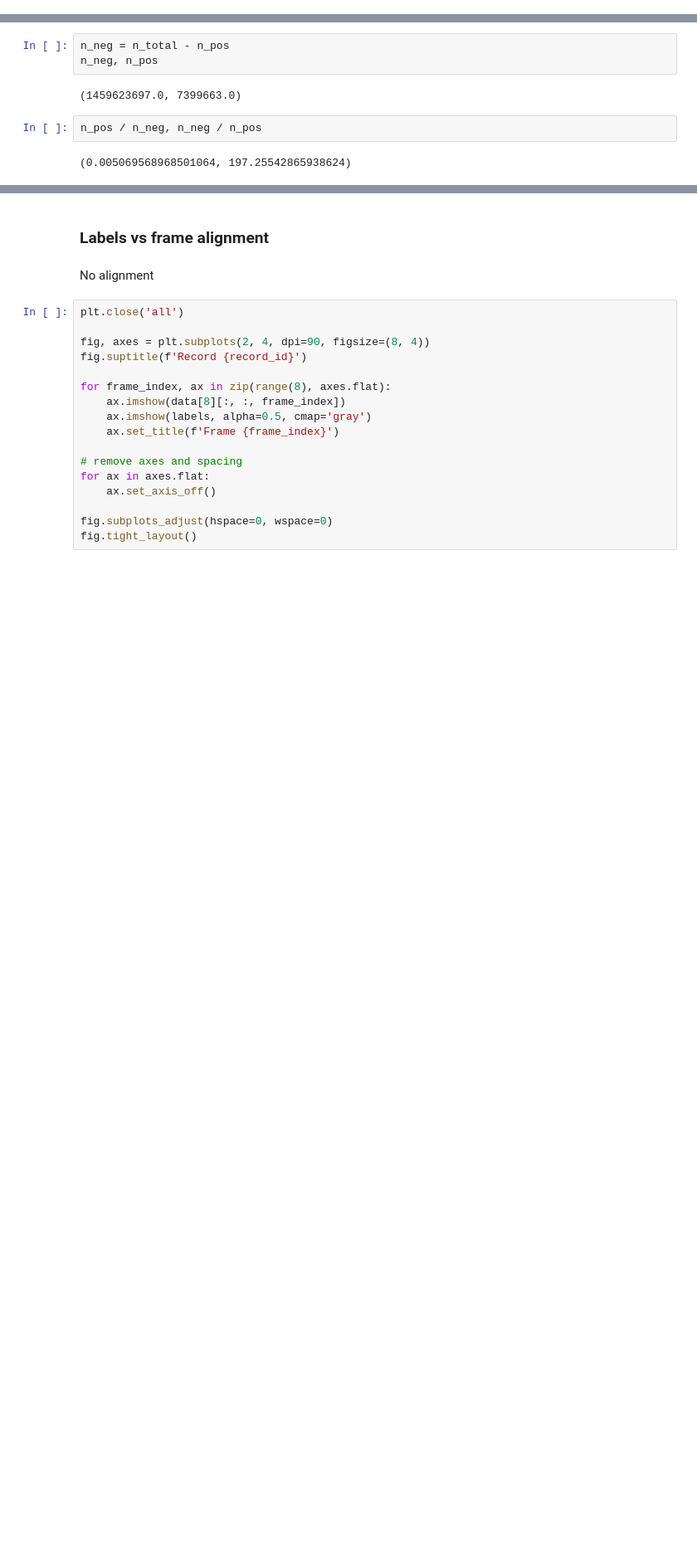
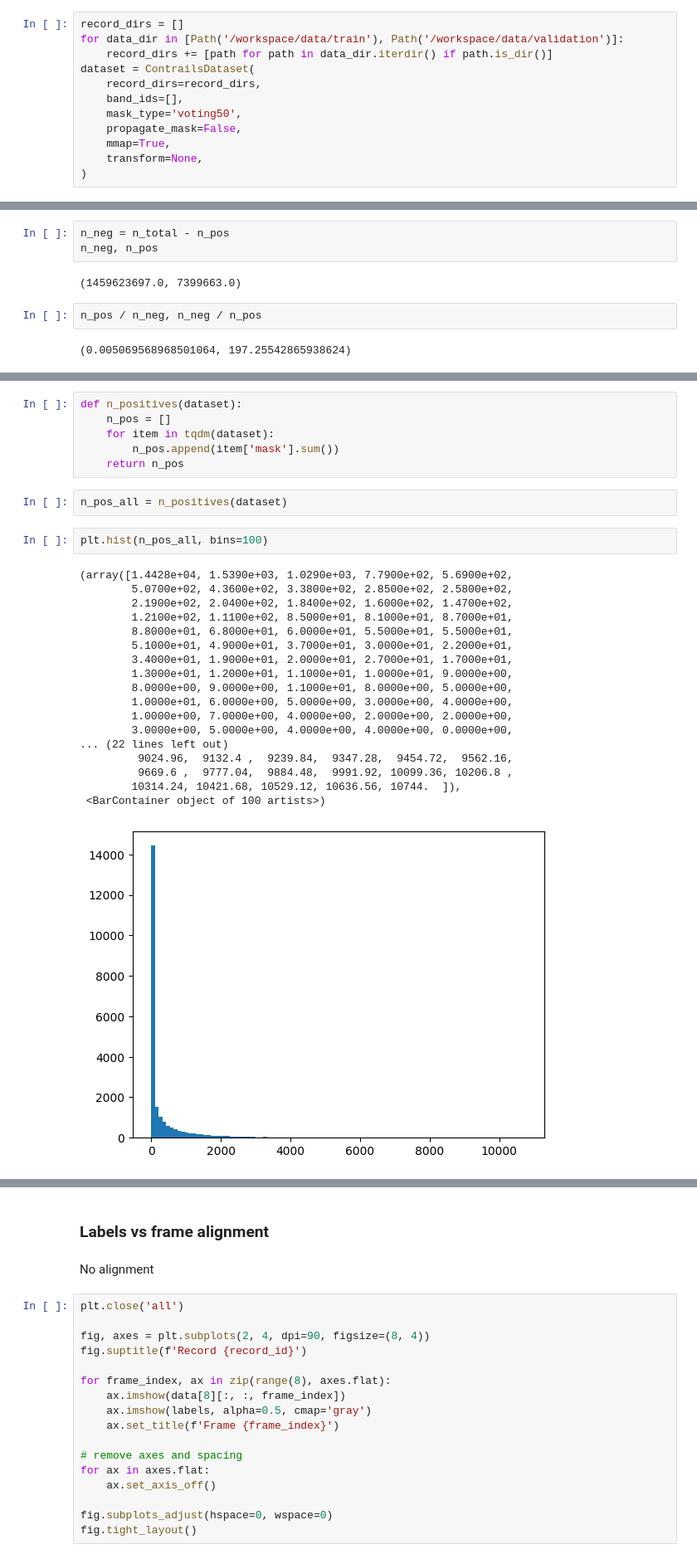
Before and after one commit to mkotyushev/contrails, a Jupyter notebook: src/notebooks/eda.ipynb, the cells around one changed output, grey strips where cells are left out. Shown: that part at 83% size. Drawn from its saved outputs; the diff is of its cells as text; blank space fills up the shorter version.

Commit message:
Calculate number of empty-mask records

```diff
--- a/src/notebooks/eda.ipynb
+++ b/src/notebooks/eda.ipynb
@@ -229,6 +229,18 @@ mean, std
 (260.4264655384578, 22.084094376561833)
 # %% [markdown]
 Class weights
+# %%
+record_dirs = []
+for data_dir in [Path('/workspace/data/train'), Path('/workspace/data/validation')]:
+    record_dirs += [path for path in data_dir.iterdir() if path.is_dir()]
+dataset = ContrailsDataset(
+    record_dirs=record_dirs,
+    band_ids=[],
+    mask_type='voting50',
+    propagate_mask=False,
+    mmap=True,
+    transform=None,
+)
 # %%
 def histogram(dataset):
     # histogram of pixel values
@@ -253,0 +268,29 @@ n_pos / n_neg, n_neg / n_pos
+# %%
+def n_positives(dataset):
+    n_pos = []
+    for item in tqdm(dataset):
+        n_pos.append(item['mask'].sum())
+    return n_pos
+# %%
+n_pos_all = n_positives(dataset)
+# %%
+plt.hist(n_pos_all, bins=100)
+# %% [output]
+(array([1.4428e+04, 1.5390e+03, 1.0290e+03, 7.7900e+02, 5.6900e+02,
+        5.0700e+02, 4.3600e+02, 3.3800e+02, 2.8500e+02, 2.5800e+02,
+        2.1900e+02, 2.0400e+02, 1.8400e+02, 1.6000e+02, 1.4700e+02,
+        1.2100e+02, 1.1100e+02, 8.5000e+01, 8.1000e+01, 8.7000e+01,
+        8.8000e+01, 6.8000e+01, 6.0000e+01, 5.5000e+01, 5.5000e+01,
+        5.1000e+01, 4.9000e+01, 3.7000e+01, 3.0000e+01, 2.2000e+01,
+        3.4000e+01, 1.9000e+01, 2.0000e+01, 2.7000e+01, 1.7000e+01,
+        1.3000e+01, 1.2000e+01, 1.1000e+01, 1.0000e+01, 9.0000e+00,
+        8.0000e+00, 9.0000e+00, 1.1000e+01, 8.0000e+00, 5.0000e+00,
+        1.0000e+01, 6.0000e+00, 5.0000e+00, 3.0000e+00, 4.0000e+00,
+        1.0000e+00, 7.0000e+00, 4.0000e+00, 2.0000e+00, 2.0000e+00,
+        3.0000e+00, 5.0000e+00, 4.0000e+00, 4.0000e+00, 0.0000e+00,
+... (22 lines left out)
+         9024.96,  9132.4 ,  9239.84,  9347.28,  9454.72,  9562.16,
+         9669.6 ,  9777.04,  9884.48,  9991.92, 10099.36, 10206.8 ,
+        10314.24, 10421.68, 10529.12, 10636.56, 10744.  ]),
+ <BarContainer object of 100 artists>)
+[figure, added]
```
Also changed, not shown: parts of 3 cells of this notebook.
